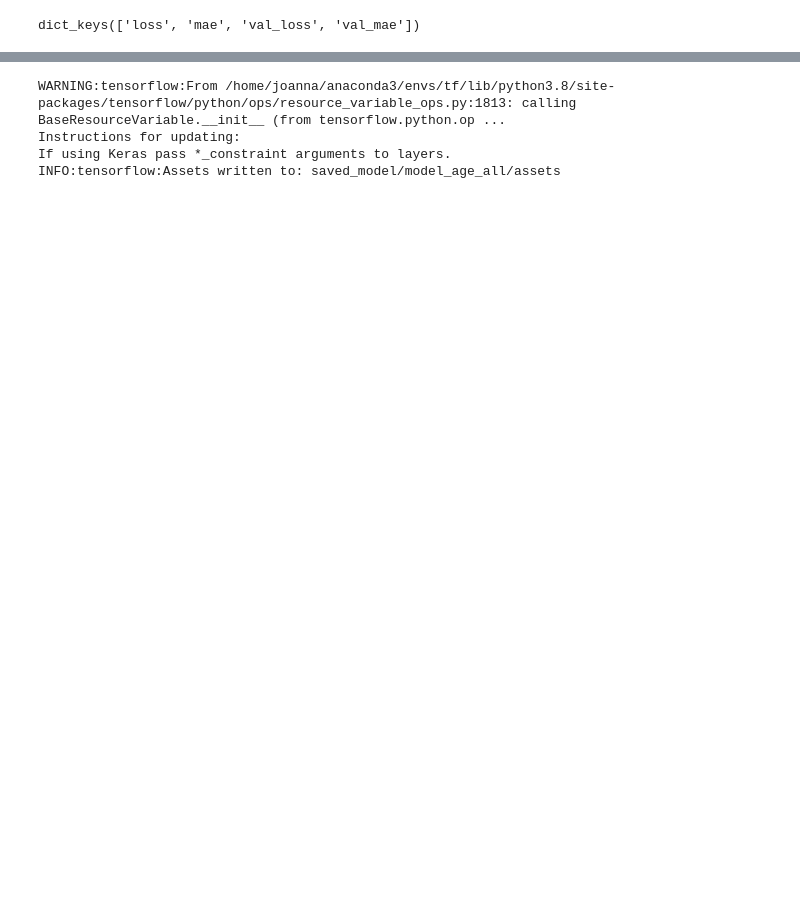
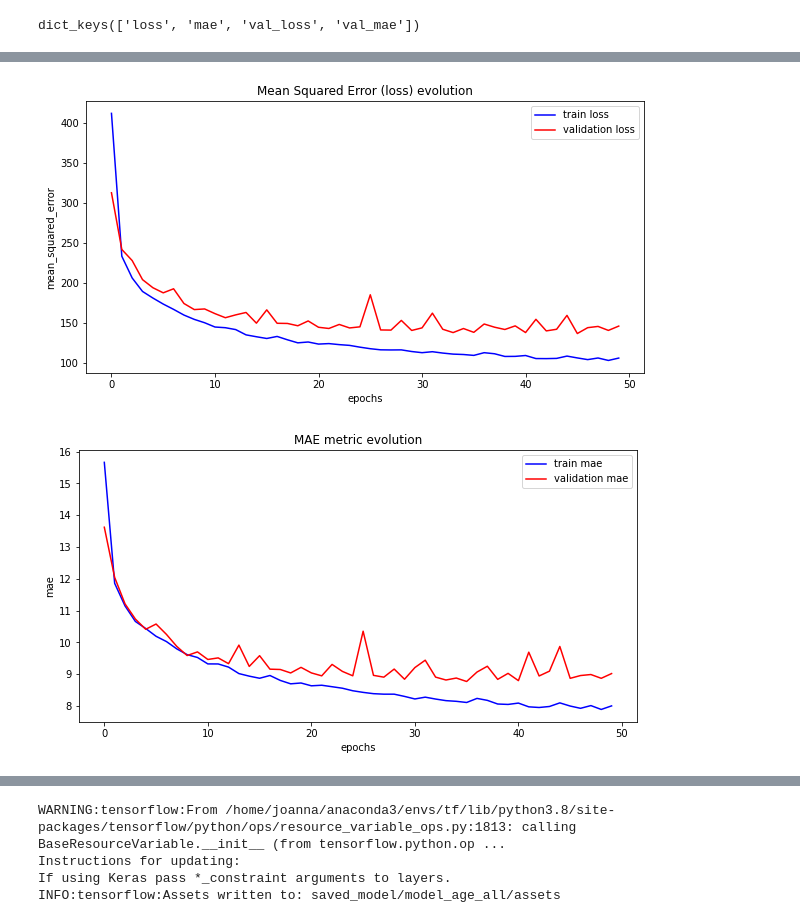
Before and after one commit to infoshareacademy/jdszr1-us-election, a Jupyter notebook: Deep_Learning_project/regression_model/age_model.ipynb, the cells around one changed output, grey strips where cells are left out. Drawn from its saved outputs; the diff is of its cells as text; code cells hidden in the pictures; blank space fills up the shorter version.

```diff
--- a/Deep_Learning_project/regression_model/age_model.ipynb
+++ b/Deep_Learning_project/regression_model/age_model.ipynb
@@ -238 +233,23 @@ plt.show()
+# %%
+# wykres funkcji straty - mse
+plt.figure(figsize=(10,5))
+plt.title("Mean Squared Error (loss) evolution")
+plt.plot(history.history["loss"], color = 'b')
+plt.plot(history.history["val_loss"], color = 'r')
+plt.legend(["train loss", "validation loss"])
+plt.xlabel("epochs")
+plt.ylabel("mean_squared_error")
+plt.show()
+# wyświetlamy wykresy funkcji mae
+plt.figure(figsize=(10,5))
+plt.title("MAE metric evolution")
+plt.plot(history.history["mae"], color = 'b')
+plt.plot(history.history["val_mae"], color = 'r')
+plt.legend(["train mae", "validation mae"])
+plt.xlabel("epochs")
+plt.ylabel("mae")
+plt.show()
+# %% [output]
+[figure, added]
+[figure, added]
 # %%
```
Also changed, not shown: parts of 7 cells of this notebook, 2 other files.
